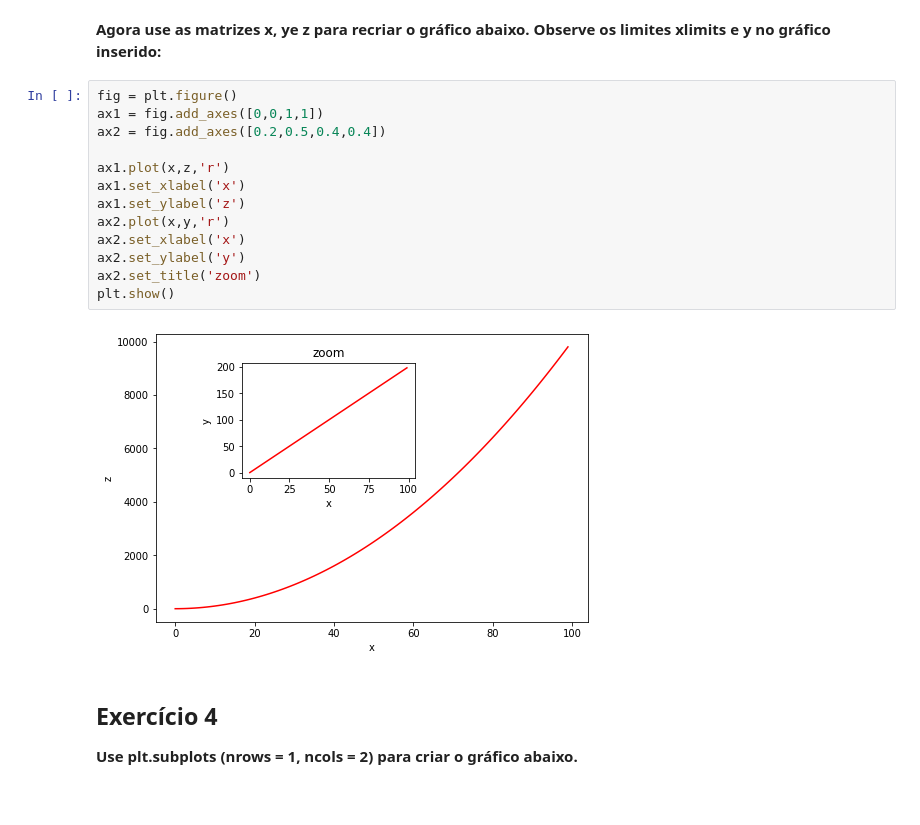
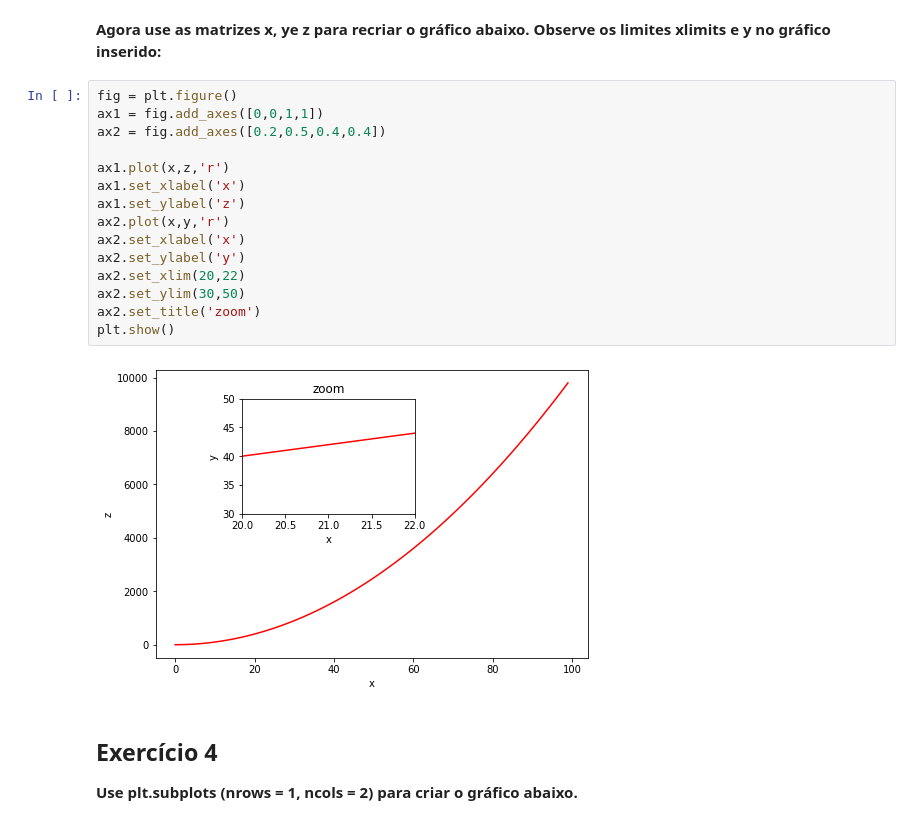
Before and after one commit to karlingbruno/CalculoComplementar, a Jupyter notebook: 32-MatplotlibExercises.ipynb, the cells around one changed output. Cells and saved outputs as stored; diff of their text form.

```diff
--- a/32-MatplotlibExercises.ipynb
+++ b/32-MatplotlibExercises.ipynb
@@ -74,18 +74,20 @@ ax2 = fig.add_axes([0.2,0.5,0.4,0.4])
 # %%
 fig = plt.figure()
 ax1 = fig.add_axes([0,0,1,1])
 ax2 = fig.add_axes([0.2,0.5,0.4,0.4])
 
 ax1.plot(x,z,'r')
 ax1.set_xlabel('x')
 ax1.set_ylabel('z')
 ax2.plot(x,y,'r')
 ax2.set_xlabel('x')
 ax2.set_ylabel('y')
+ax2.set_xlim(20,22)
+ax2.set_ylim(30,50)
 ax2.set_title('zoom')
 plt.show()
 # %% [output]
-[figure, old version]
+[figure, new version]
 # %% [markdown]
 ## Exercício 4
 
```
Also changed, not shown: parts of 2 cells of this notebook.
